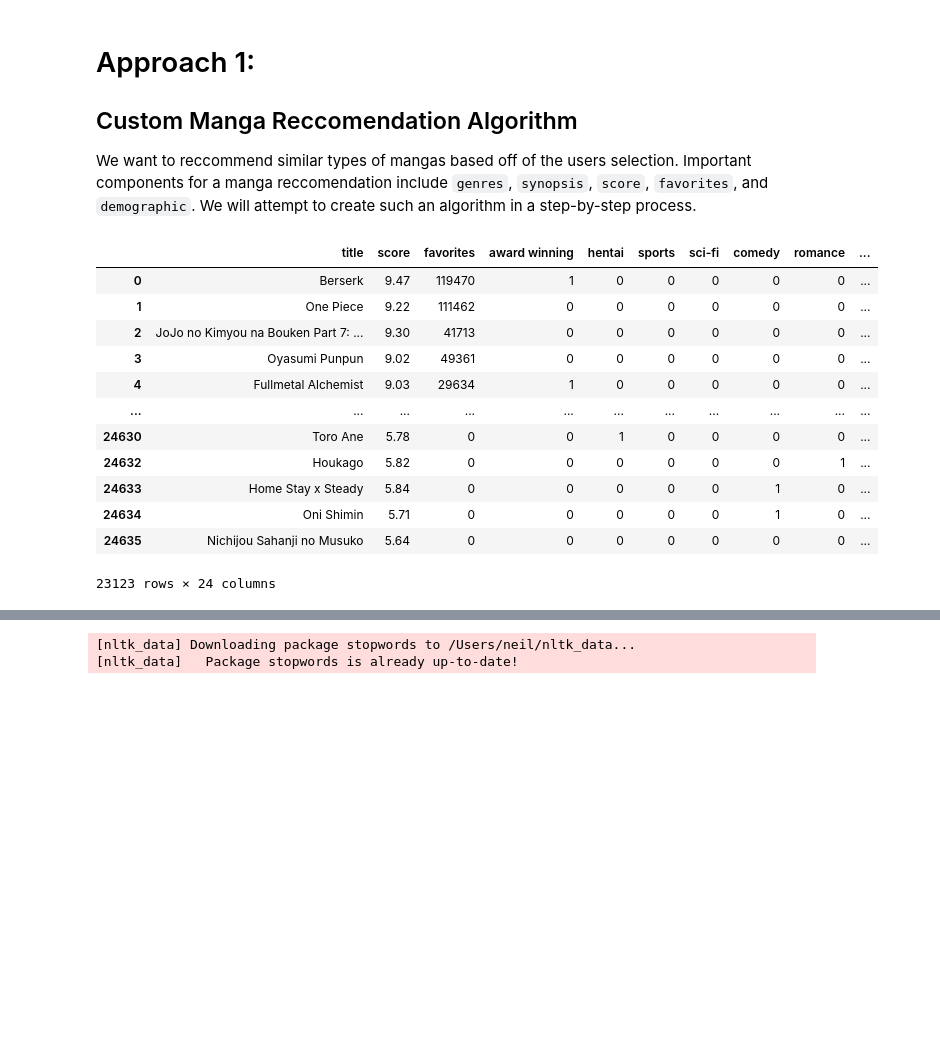
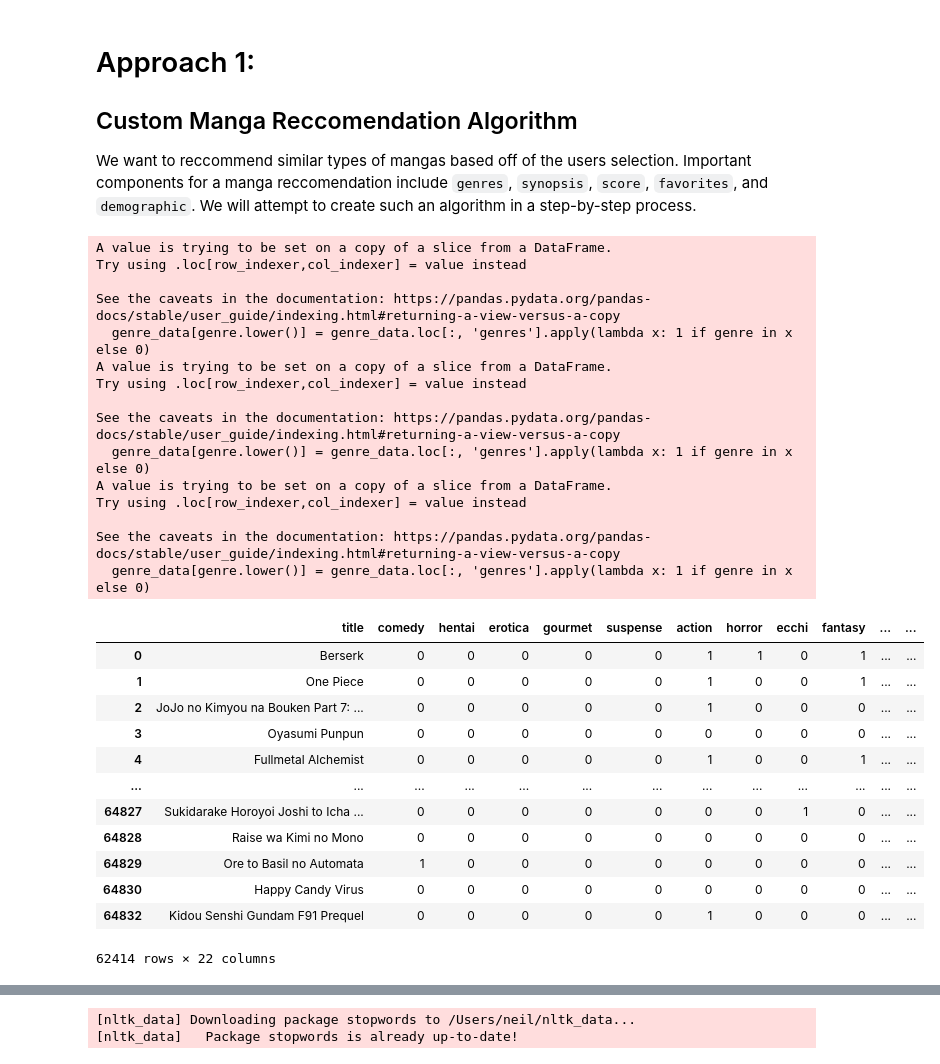
Before and after one commit to GlassesNoGlasses/PythonProjects, a Jupyter notebook: Weeb-Recommendations/manga_rec.ipynb, the cells around one changed output, grey strips where cells are left out. Cells and saved outputs as stored; diff of their text form; code cells hidden in the pictures; blank space fills up the shorter version.

```diff
--- a/Weeb-Recommendations/manga_rec.ipynb
+++ b/Weeb-Recommendations/manga_rec.ipynb
@@ -76,10 +76,11 @@ unique_genres
 # %%
 # fetch title, score, and genres of manga from the dataframe
-data = manga_df[['title', 'score', 'genres', 'favorites', 'synopsis']]
+data = manga_df[['title', 'score', 'genres', 'favorites', 'synopsis', 'demographics']]
 
 # convert genres to list
-data = data.drop_duplicates()
+data = data.drop_duplicates(subset='title')
 data['genres'] = data['genres'].apply(lambda x: ast.literal_eval(x))
-data.dropna(inplace=True)
+data['demographics'] = data['demographics'].apply(lambda x: ast.literal_eval(x))
+data.dropna(subset=['title'], inplace=True)
 data
 # %% [output]
@@ -158,24 +159,39 @@ We want to reccommend similar types of mangas based off of the users selection.
 # %%
 # prepare genre data
 
-genre_data = data[['title', 'score', 'favorites', 'genres']]
+genre_data = data[['title', 'genres']]
 
 for genre in unique_genres:
-    genre_data[genre.lower()] = genre_data['genres'].apply(lambda x: 1 if genre in x else 0)
+    genre_data[genre.lower()] = genre_data.loc[:, 'genres'].apply(lambda x: 1 if genre in x else 0)
 
 genre_data.drop(columns=['genres'], inplace=True)
 genre_data
 # %% [output]
+A value is trying to be set on a copy of a slice from a DataFrame.
+Try using .loc[row_indexer,col_indexer] = value instead
+
+See the caveats in the documentation: https://pandas.pydata.org/pandas-docs/stable/user_guide/indexing.html#returning-a-view-versus-a-copy
+  genre_data[genre.lower()] = genre_data.loc[:, 'genres'].apply(lambda x: 1 if genre in x else 0)
+A value is trying to be set on a copy of a slice from a DataFrame.
+Try using .loc[row_indexer,col_indexer] = value instead
+
+See the caveats in the documentation: https://pandas.pydata.org/pandas-docs/stable/user_guide/indexing.html#returning-a-view-versus-a-copy
+  genre_data[genre.lower()] = genre_data.loc[:, 'genres'].apply(lambda x: 1 if genre in x else 0)
+A value is trying to be set on a copy of a slice from a DataFrame.
+Try using .loc[row_indexer,col_indexer] = value instead
+
+See the caveats in the documentation: https://pandas.pydata.org/pandas-docs/stable/user_guide/indexing.html#returning-a-view-versus-a-copy
+  genre_data[genre.lower()] = genre_data.loc[:, 'genres'].apply(lambda x: 1 if genre in x else 0)
-|  | title | score | favorites | award winning | hentai | sports | sci-fi | comedy | romance | ... |
-| 0 | Berserk | 9.47 | 119470 | 1 | 0 | 0 | 0 | 0 | 0 | ... |
-| 1 | One Piece | 9.22 | 111462 | 0 | 0 | 0 | 0 | 0 | 0 | ... |
-| 2 | JoJo no Kimyou na Bouken Part 7: ... | 9.30 | 41713 | 0 | 0 | 0 | 0 | 0 | 0 | ... |
-| 3 | Oyasumi Punpun | 9.02 | 49361 | 0 | 0 | 0 | 0 | 0 | 0 | ... |
-| 4 | Fullmetal Alchemist | 9.03 | 29634 | 1 | 0 | 0 | 0 | 0 | 0 | ... |
-| ... | ... | ... | ... | ... | ... | ... | ... | ... | ... | ... |
-| 24630 | Toro Ane | 5.78 | 0 | 0 | 1 | 0 | 0 | 0 | 0 | ... |
-| 24632 | Houkago | 5.82 | 0 | 0 | 0 | 0 | 0 | 0 | 1 | ... |
-| 24633 | Home Stay x Steady | 5.84 | 0 | 0 | 0 | 0 | 0 | 1 | 0 | ... |
-| 24634 | Oni Shimin | 5.71 | 0 | 0 | 0 | 0 | 0 | 1 | 0 | ... |
-| 24635 | Nichijou Sahanji no Musuko | 5.64 | 0 | 0 | 0 | 0 | 0 | 0 | 0 | ... |
+|  | title | comedy | hentai | erotica | gourmet | suspense | action | horror | ecchi | fantasy | ... | ... |
+| 0 | Berserk | 0 | 0 | 0 | 0 | 0 | 1 | 1 | 0 | 1 | ... | ... |
+| 1 | One Piece | 0 | 0 | 0 | 0 | 0 | 1 | 0 | 0 | 1 | ... | ... |
+| 2 | JoJo no Kimyou na Bouken Part 7: ... | 0 | 0 | 0 | 0 | 0 | 1 | 0 | 0 | 0 | ... | ... |
+| 3 | Oyasumi Punpun | 0 | 0 | 0 | 0 | 0 | 0 | 0 | 0 | 0 | ... | ... |
+| 4 | Fullmetal Alchemist | 0 | 0 | 0 | 0 | 0 | 1 | 0 | 0 | 1 | ... | ... |
+| ... | ... | ... | ... | ... | ... | ... | ... | ... | ... | ... | ... | ... |
+| 64827 | Sukidarake Horoyoi Joshi to Icha ... | 0 | 0 | 0 | 0 | 0 | 0 | 0 | 1 | 0 | ... | ... |
+| 64828 | Raise wa Kimi no Mono | 0 | 0 | 0 | 0 | 0 | 0 | 0 | 0 | 0 | ... | ... |
+| 64829 | Ore to Basil no Automata | 1 | 0 | 0 | 0 | 0 | 0 | 0 | 0 | 0 | ... | ... |
+| 64830 | Happy Candy Virus | 0 | 0 | 0 | 0 | 0 | 0 | 0 | 0 | 0 | ... | ... |
+| 64832 | Kidou Senshi Gundam F91 Prequel | 0 | 0 | 0 | 0 | 0 | 1 | 0 | 0 | 0 | ... | ... |
-23123 rows × 24 columns
+62414 rows × 22 columns
```
Also changed, not shown: parts of 20 cells of this notebook.
